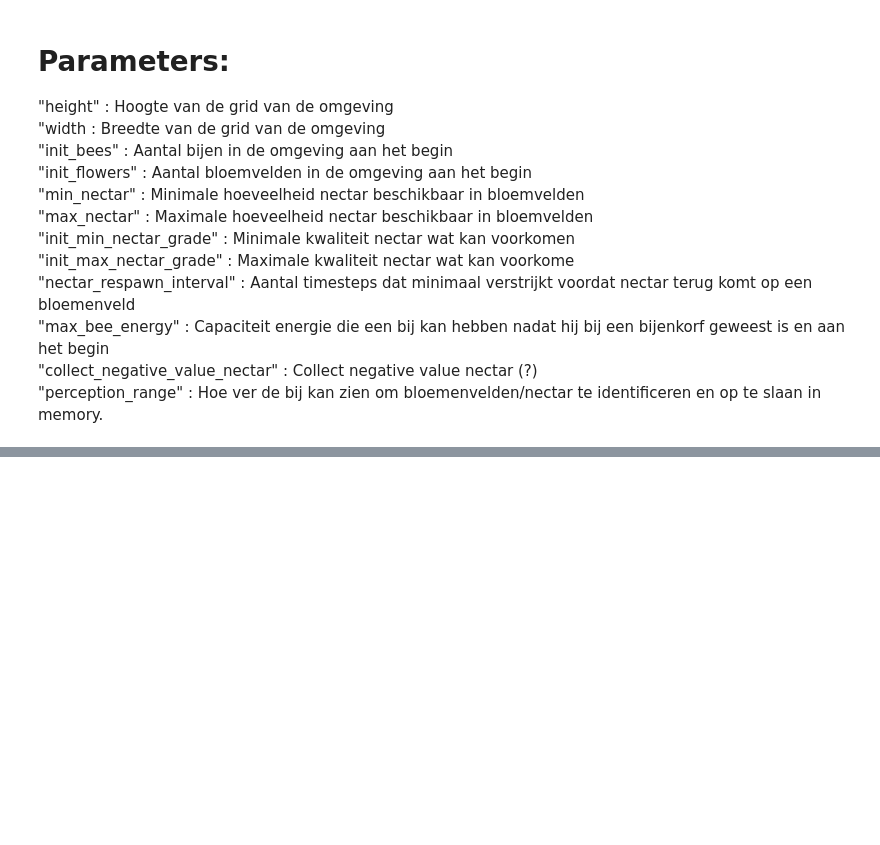
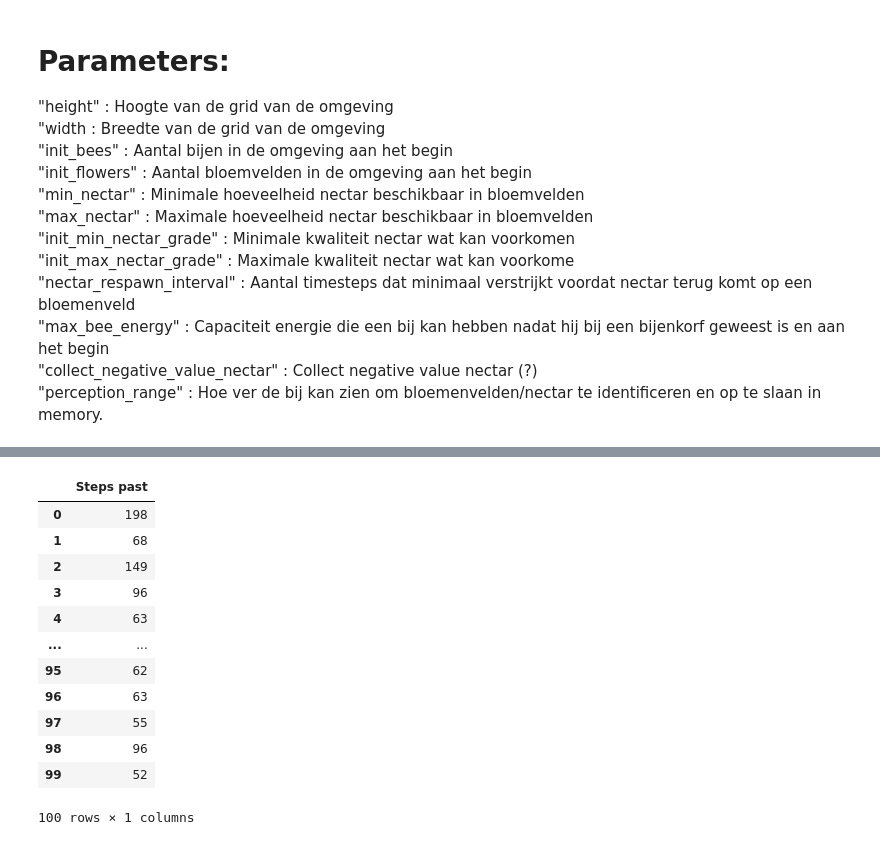
Before and after one commit to SwagLag/EcologicalPyramidChallenge, a Jupyter notebook: Dance of the bees Batchrunner Data.ipynb, the cells around one changed output, grey strips where cells are left out. Drawn from its saved outputs; the diff is of its cells as text; code cells hidden in the pictures; blank space fills up the shorter version.

```diff
--- a/Dance of the bees Batchrunner Data.ipynb
+++ b/Dance of the bees Batchrunner Data.ipynb
@@ -157,3 +310,19 @@ model_data
+# %%
+df
+# %% [output]
+|  | Steps past |
+| 0 | 198 |
+| 1 | 68 |
+| 2 | 149 |
+| 3 | 96 |
+| 4 | 63 |
+| ... | ... |
+| 95 | 62 |
+| 96 | 63 |
+| 97 | 55 |
+| 98 | 96 |
+| 99 | 52 |
+100 rows × 1 columns
 # %%
 collector_data
 # %% [output]
```
Also changed, not shown: parts of 6 cells of this notebook, 3 other files.
